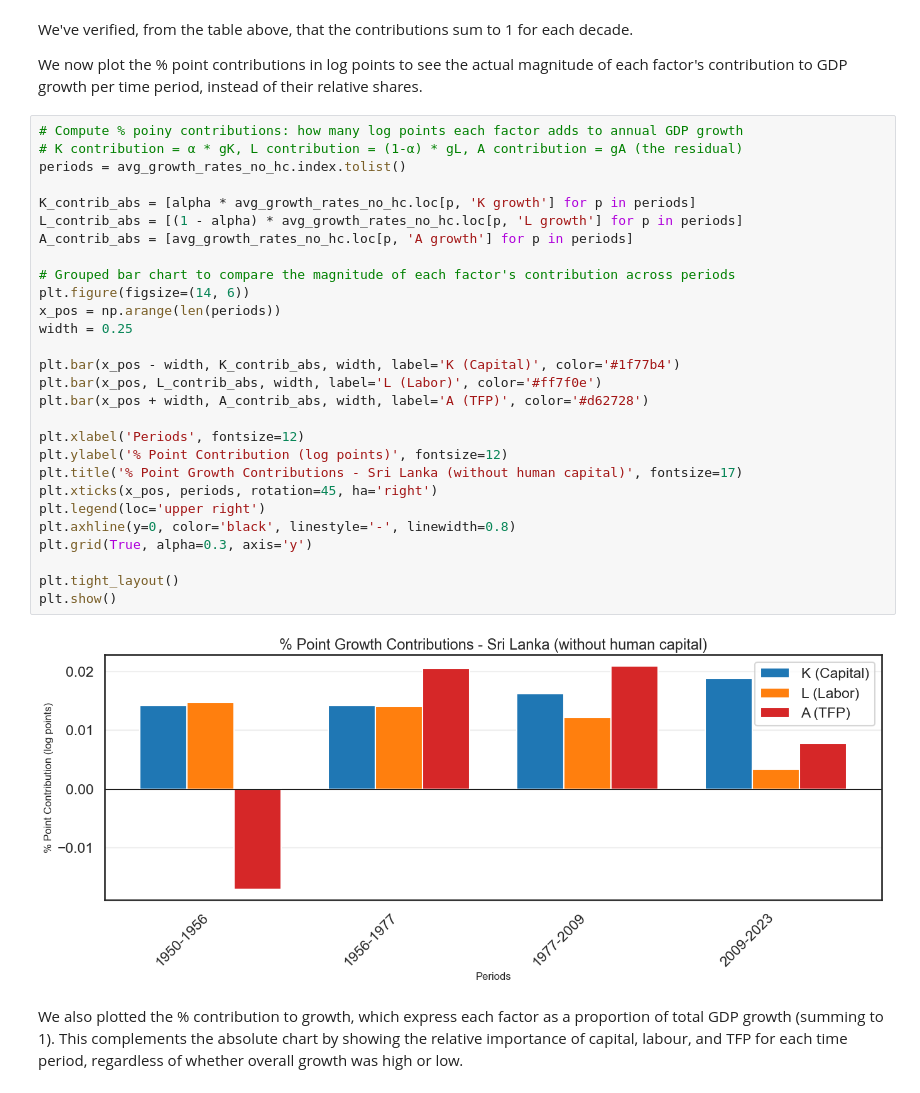
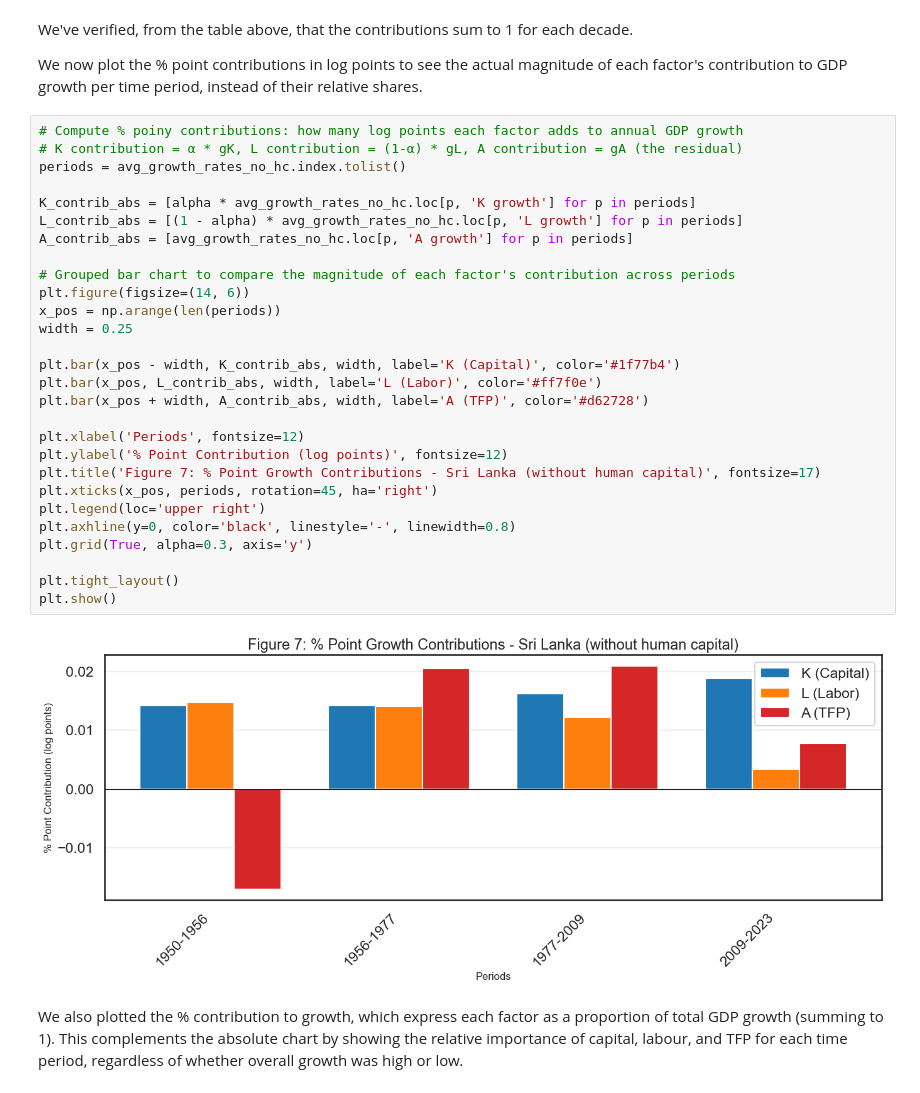
Before and after one commit to ikedasakii/EC2B1_group_project, a Jupyter notebook: find_GDP_trend_decades_copy.ipynb, the cells around one changed output. Cells and saved outputs as stored; diff of their text form.

```diff
--- a/find_GDP_trend_decades_copy.ipynb
+++ b/find_GDP_trend_decades_copy.ipynb
@@ -760,33 +760,33 @@ We now plot the % point contributions in log points to see the actual magnitude
 # %%
 # Compute % poiny contributions: how many log points each factor adds to annual GDP growth
 # K contribution = α * gK, L contribution = (1-α) * gL, A contribution = gA (the residual)
 periods = avg_growth_rates_no_hc.index.tolist()
 
 K_contrib_abs = [alpha * avg_growth_rates_no_hc.loc[p, 'K growth'] for p in periods]
 L_contrib_abs = [(1 - alpha) * avg_growth_rates_no_hc.loc[p, 'L growth'] for p in periods]
 A_contrib_abs = [avg_growth_rates_no_hc.loc[p, 'A growth'] for p in periods]
 
 # Grouped bar chart to compare the magnitude of each factor's contribution across periods
 plt.figure(figsize=(14, 6))
 x_pos = np.arange(len(periods))
 width = 0.25
 
 plt.bar(x_pos - width, K_contrib_abs, width, label='K (Capital)', color='#1f77b4')
 plt.bar(x_pos, L_contrib_abs, width, label='L (Labor)', color='#ff7f0e')
 plt.bar(x_pos + width, A_contrib_abs, width, label='A (TFP)', color='#d62728')
 
 plt.xlabel('Periods', fontsize=12)
 plt.ylabel('% Point Contribution (log points)', fontsize=12)
-plt.title('% Point Growth Contributions - Sri Lanka (without human capital)', fontsize=17)
+plt.title('Figure 7: % Point Growth Contributions - Sri Lanka (without human capital)', fontsize=17)
 plt.xticks(x_pos, periods, rotation=45, ha='right')
 plt.legend(loc='upper right')
 plt.axhline(y=0, color='black', linestyle='-', linewidth=0.8)
 plt.grid(True, alpha=0.3, axis='y')
 
 plt.tight_layout()
 plt.show()
 # %% [output]
-[figure, old version]
+[figure, new version]
 # %% [markdown]
 We also plotted the % contribution to growth, which express each factor as a proportion of total GDP growth (summing to 1). This complements the absolute chart by showing the relative importance of capital, labour, and TFP for each time period, regardless of whether overall growth was high or low.
 # %%
```
Also changed, not shown: parts of 4 cells of this notebook.
